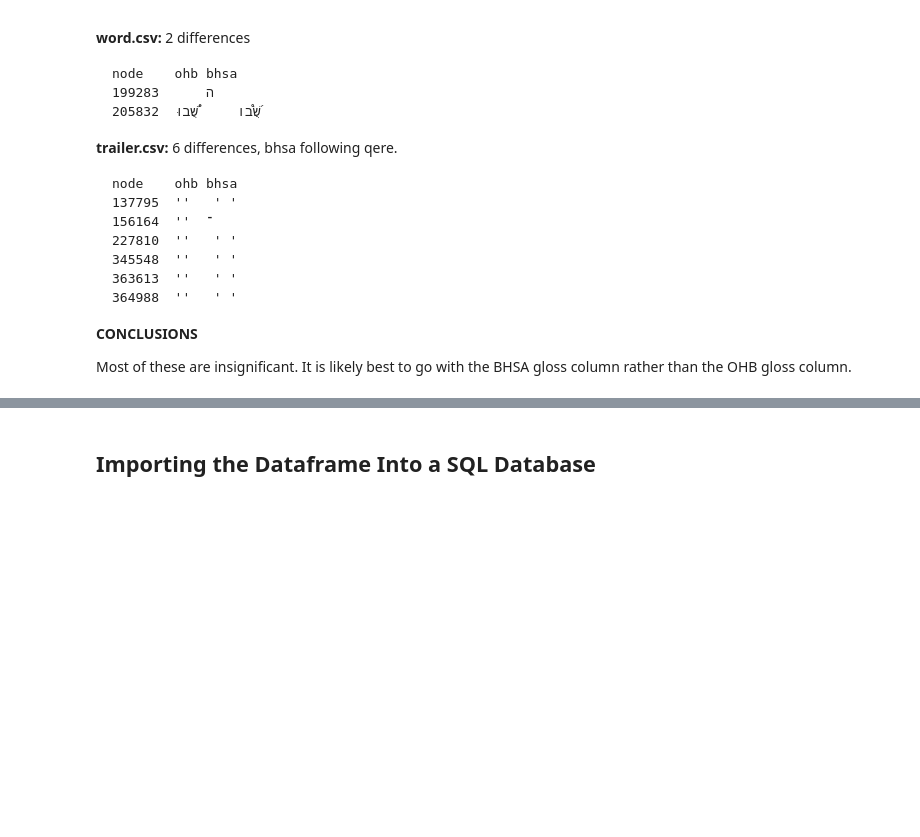
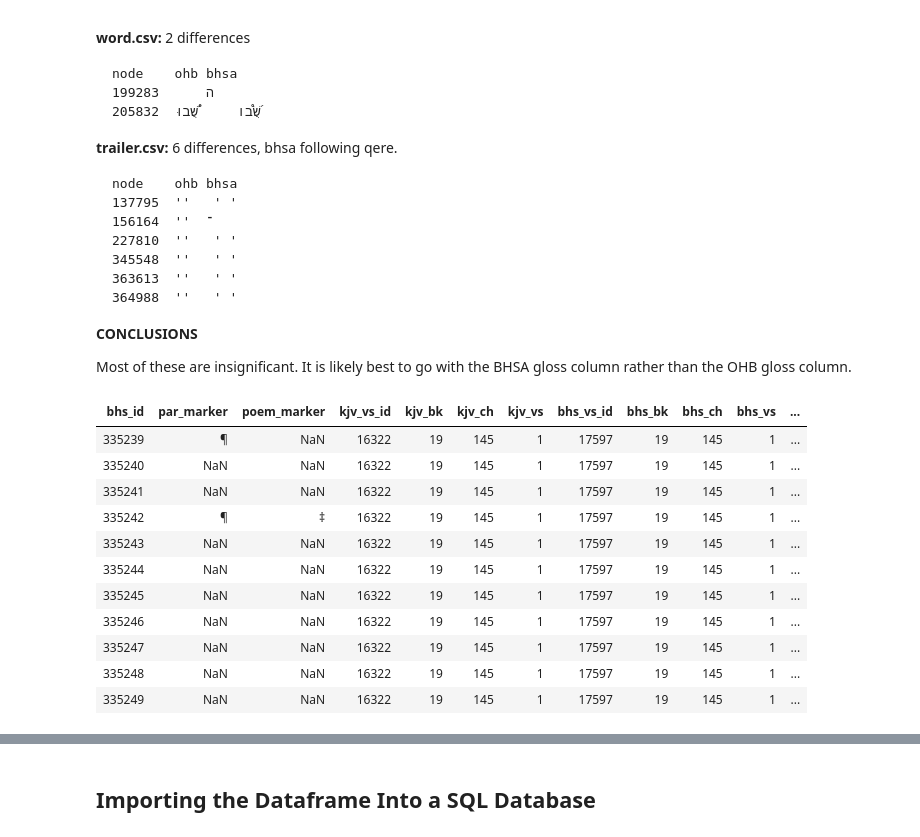
Before and after one commit to Tanakh-Reader/tanakh-reader, a Jupyter notebook: data_code/convert_csv_data_v2.ipynb, the cells around one changed output, grey strips where cells are left out. Cells and saved outputs as stored; diff of their text form; code cells hidden in the pictures; blank space fills up the shorter version.

```diff
--- a/data_code/convert_csv_data_v2.ipynb
+++ b/data_code/convert_csv_data_v2.ipynb
@@ -755,16 +737,17 @@ Set marked value 3924860 to 392489 and all after to i + 3.
 file2 = '../data_files/ohb_combined_aligned.csv'
 OHB_ALIGNED = pd.read_csv(file, sep=',', low_memory=False)
 # %%
+SKIP = 16563
 # Increment nodes.
 def update_nodes():
     mismatches = []
-    bhs_nodes = [n for n in BHSA_DB_DF['_id'] if n != 16563]
+    bhs_nodes = [n for n in BHSA_DB_DF['_id'] if n != SKIP]
     nodes = [n for n in OHB_ALIGNED['bhs_id']]
     k = 0
     # Update node values
     for i, n in enumerate(nodes):
-        if n == 16563:
-            nodes[i] = 16564
+        if n == SKIP:
+            nodes[i] = SKIP+1
             k += 1
         elif n == 3924860:
             nodes[i] = 392489
@@ -897,7 +880,20 @@ node	ohb	bhsa
 Most of these are insignificant. It is likely best to go with the BHSA gloss column rather than the OHB gloss column.
 # %%
 # View specified rows in OHB and BHSA
-i = 199283-5
-display(HTML(OHB_COMBINED.loc[i:i+10].to_html(index=False)))
+i = 335242-5
+display(HTML(OHB_ALIGNED.loc[i:i+10].to_html(index=False)))
+# %% [output]
+| bhs_id | par_marker | poem_marker | kjv_vs_id | kjv_bk | kjv_ch | kjv_vs | bhs_vs_id | bhs_bk | bhs_ch | bhs_vs | ... |
+| 335239 | ¶ | NaN | 16322 | 19 | 145 | 1 | 17597 | 19 | 145 | 1 | ... |
+| 335240 | NaN | NaN | 16322 | 19 | 145 | 1 | 17597 | 19 | 145 | 1 | ... |
+| 335241 | NaN | NaN | 16322 | 19 | 145 | 1 | 17597 | 19 | 145 | 1 | ... |
+| 335242 | ¶ | ‡ | 16322 | 19 | 145 | 1 | 17597 | 19 | 145 | 1 | ... |
+| 335243 | NaN | NaN | 16322 | 19 | 145 | 1 | 17597 | 19 | 145 | 1 | ... |
+| 335244 | NaN | NaN | 16322 | 19 | 145 | 1 | 17597 | 19 | 145 | 1 | ... |
+| 335245 | NaN | NaN | 16322 | 19 | 145 | 1 | 17597 | 19 | 145 | 1 | ... |
+| 335246 | NaN | NaN | 16322 | 19 | 145 | 1 | 17597 | 19 | 145 | 1 | ... |
+| 335247 | NaN | NaN | 16322 | 19 | 145 | 1 | 17597 | 19 | 145 | 1 | ... |
+| 335248 | NaN | NaN | 16322 | 19 | 145 | 1 | 17597 | 19 | 145 | 1 | ... |
+| 335249 | NaN | NaN | 16322 | 19 | 145 | 1 | 17597 | 19 | 145 | 1 | ... |
 # %%
 display(HTML(BHSA_DB_DF.loc[i:i+10].to_html(index=False)))
```
Also changed, not shown: parts of 19 cells of this notebook, 4 other files.
